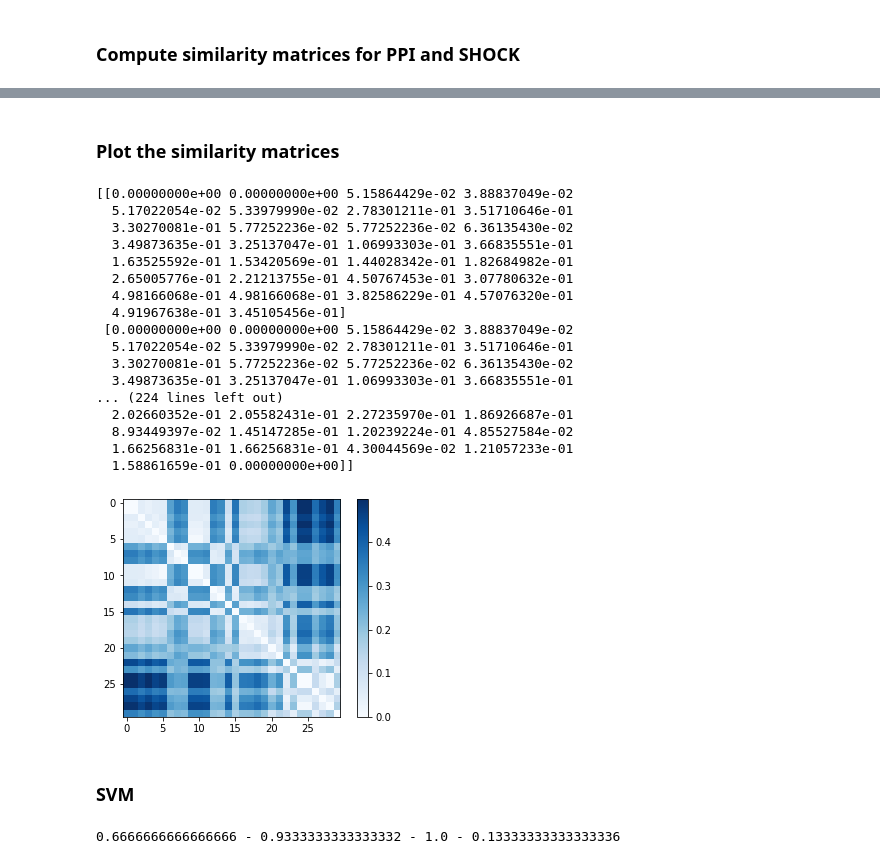
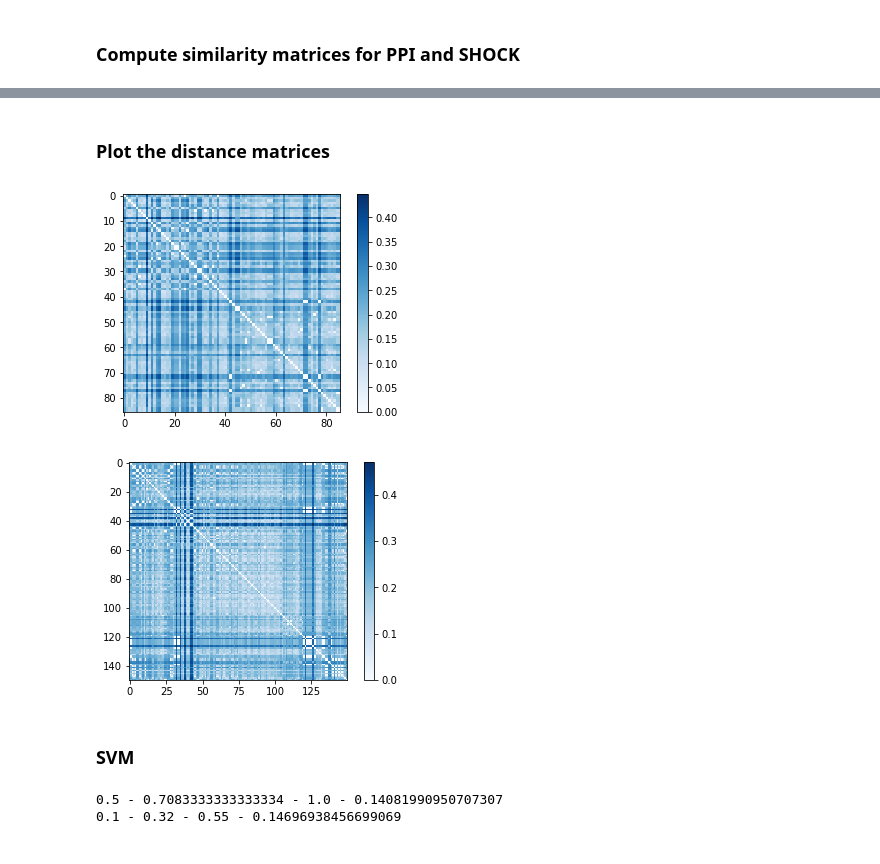
Before and after one commit to LolloneS/Manifold-Learning-and-Graph-Kernels, a Jupyter notebook: main.ipynb, the cells around one changed output, grey strips where cells are left out. Cells and saved outputs as stored; diff of their text form; code cells hidden in the pictures.

```diff
--- a/main.ipynb
+++ b/main.ipynb
@@ -326,30 +300,17 @@ class WeisfeilerLehman:
 # %% [markdown]
 ### Compute similarity matrices for PPI and SHOCK
 # %%
-# x = [PPI_G_adj[i] for i in range(20, 50)]
-# print(x)
+wl_PPI = WeisfeilerLehman(PPI_G_adj,4)
+wl_SHOCK = WeisfeilerLehman(SHOCK_G_adj, 4)
 
-x = [PPI_G_adj[44], PPI_G_adj[45], PPI_G_adj[46]]
-wl_PPI = WeisfeilerLehman(x, 2)
+t1 = threading.Thread(name="PPI", target=wl_PPI.run)
+t2 = threading.Thread(name="SHOCK", target=wl_SHOCK.run)
 
-# wl_PPI = WeisfeilerLehman(PPI_G_adj,2)
-# print(wl_PPI.run())
+threads = [t1, t2]
+for t in threads:
+    t.start()
+for t in threads:
+    t.join()
 
-
-# wl_PPI = WeisfeilerLehman(PPI_G_adj,2)
-wl_PPI.run()
-
-# wl_SHOCK = WeisfeilerLehman(SHOCK_G_adj, 3)
-# t1 = threading.Thread(name="PPI", target=wl_PPI.run)
-# t2 = threading.Thread(name="SHOCK", target=wl_SHOCK.run)
-# threads = [t1, t2]
-# for t in threads:
-#     t.start()
-# for t in threads:
-#     t.join()
-
-# SHOCK_sm = wl_SHOCK.pairwise_sim_matrix
-
+SHOCK_sm = wl_SHOCK.pairwise_sim_matrix
 PPI_sm = wl_PPI.pairwise_sim_matrix
-print(PPI_sm)
-# print([PPI_G_adj[i] for i in range(40,50)])
@@ -372,37 +317,30 @@ new labels of 2 at iteration 1 : ['56', '57', '58', '59', '58', '58', '60', '61'
 # %% [markdown]
-### Plot the similarity matrices
+### Plot the distance matrices
 # %%
 PPI_pd = pairwise_distances(PPI_sm, metric='euclidean')
-print(PPI_pd)
-# SHOCK_pd = pairwise_distances(SHOCK_sm, metric='euclidean')
 plt.imshow(PPI_pd, zorder=2, cmap='Blues', interpolation='nearest')
 plt.colorbar();
 plt.show()
+
+SHOCK_pd = pairwise_distances(SHOCK_sm, metric='euclidean')
+plt.imshow(SHOCK_pd, zorder=2, cmap='Blues', interpolation='nearest')
+plt.colorbar();
+plt.show()
 # %% [output]
-[[0.00000000e+00 0.00000000e+00 5.15864429e-02 3.88837049e-02
-  5.17022054e-02 5.33979990e-02 2.78301211e-01 3.51710646e-01
-  3.30270081e-01 5.77252236e-02 5.77252236e-02 6.36135430e-02
-  3.49873635e-01 3.25137047e-01 1.06993303e-01 3.66835551e-01
-  1.63525592e-01 1.53420569e-01 1.44028342e-01 1.82684982e-01
-  2.65005776e-01 2.21213755e-01 4.50767453e-01 3.07780632e-01
-  4.98166068e-01 4.98166068e-01 3.82586229e-01 4.57076320e-01
-  4.91967638e-01 3.45105456e-01]
- [0.00000000e+00 0.00000000e+00 5.15864429e-02 3.88837049e-02
-  5.17022054e-02 5.33979990e-02 2.78301211e-01 3.51710646e-01
-  3.30270081e-01 5.77252236e-02 5.77252236e-02 6.36135430e-02
-  3.49873635e-01 3.25137047e-01 1.06993303e-01 3.66835551e-01
-... (224 lines left out)
-  2.02660352e-01 2.05582431e-01 2.27235970e-01 1.86926687e-01
-  8.93449397e-02 1.45147285e-01 1.20239224e-01 4.85527584e-02
-  1.66256831e-01 1.66256831e-01 4.30044569e-02 1.21057233e-01
-  1.58861659e-01 0.00000000e+00]]
-[figure, old version]
+[figure, new version]
+[figure, added]
 # %% [markdown]
 ### SVM
 # %%
 strat_k_fold = StratifiedKFold(n_splits = 10, shuffle = True)
 clf = svm.SVC(kernel="linear", C = 1.0)
-scores_ln = cross_val_score(clf, PPI_pd, PPI_labels[20:50], cv = strat_k_fold)
+scores_ln = cross_val_score(clf, PPI_pd, PPI_labels, cv = strat_k_fold)
 print(str(np.min(scores_ln)) +" - "+str(np.mean(scores_ln))+ " - " + str(np.max(scores_ln)) + " - "+ str(np.std(scores_ln)))
+
+strat_k_fold = StratifiedKFold(n_splits = 10, shuffle = True)
+clf = svm.SVC(kernel="linear", C = 1.0)
+scores_ln = cross_val_score(clf, SHOCK_pd, SHOCK_labels, cv = strat_k_fold)
+print(str(np.min(scores_ln)) +" - "+str(np.mean(scores_ln))+ " - " + str(np.max(scores_ln)) + " - "+ str(np.std(scores_ln)))
 # %% [output]
-0.6666666666666666 - 0.9333333333333332 - 1.0 - 0.13333333333333336
+0.5 - 0.7083333333333334 - 1.0 - 0.14081990950707307
+0.1 - 0.32 - 0.55 - 0.14696938456699069
```
Also changed, not shown: parts of 2 cells of this notebook.
